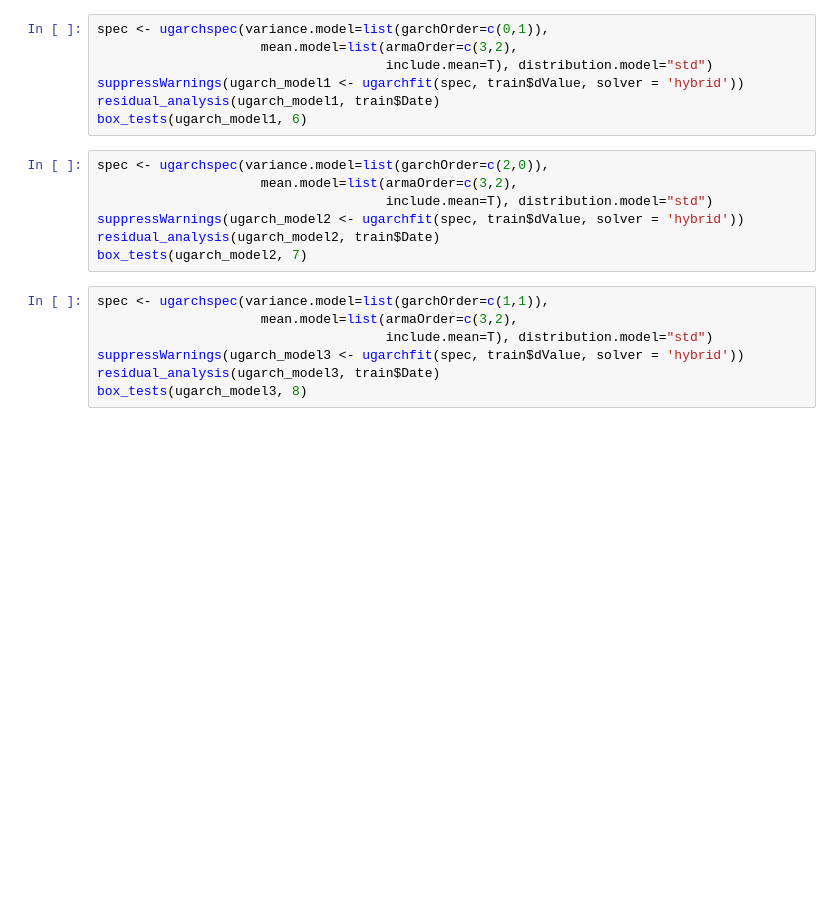
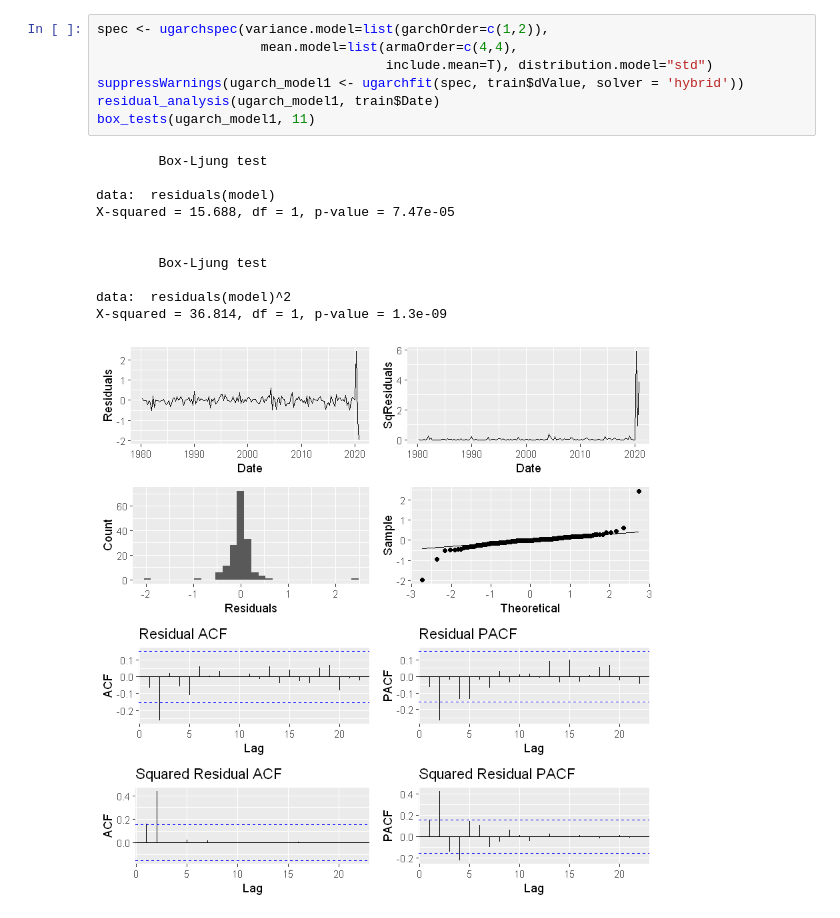
Before and after one commit to mattbbernstein/homeownership-project-f22isye6402-13, a Jupyter notebook: Notebooks/Diff-ARIMA-GARCH.ipynb, the cells around one changed output. Saved outputs shown, nothing was run; the diff lists cells and outputs as text; blank space fills up the shorter version.

```diff
--- a/Notebooks/Diff-ARIMA-GARCH.ipynb
+++ b/Notebooks/Diff-ARIMA-GARCH.ipynb
@@ -33,24 +69,22 @@ head(arma_garch_fit$Final)
 # %%
-spec <- ugarchspec(variance.model=list(garchOrder=c(0,1)),
-                     mean.model=list(armaOrder=c(3,2),
+spec <- ugarchspec(variance.model=list(garchOrder=c(1,2)),
+                     mean.model=list(armaOrder=c(4,4),
                                      include.mean=T), distribution.model="std")
 suppressWarnings(ugarch_model1 <- ugarchfit(spec, train$dValue, solver = 'hybrid'))
 residual_analysis(ugarch_model1, train$Date)
-box_tests(ugarch_model1, 6)
+box_tests(ugarch_model1, 11)
+# %% [output]
+        Box-Ljung test
+
+data:  residuals(model)
+X-squared = 15.688, df = 1, p-value = 7.47e-05
+
+
+        Box-Ljung test
+
+data:  residuals(model)^2
+X-squared = 36.814, df = 1, p-value = 1.3e-09
+[figure, added]
-# %%
-spec <- ugarchspec(variance.model=list(garchOrder=c(2,0)),
-                     mean.model=list(armaOrder=c(3,2),
-                                     include.mean=T), distribution.model="std")
-suppressWarnings(ugarch_model2 <- ugarchfit(spec, train$dValue, solver = 'hybrid'))
-residual_analysis(ugarch_model2, train$Date)
-box_tests(ugarch_model2, 7)
-# %%
-spec <- ugarchspec(variance.model=list(garchOrder=c(1,1)),
-                     mean.model=list(armaOrder=c(3,2),
-                                     include.mean=T), distribution.model="std")
-suppressWarnings(ugarch_model3 <- ugarchfit(spec, train$dValue, solver = 'hybrid'))
-residual_analysis(ugarch_model3, train$Date)
-box_tests(ugarch_model3, 8)
 # %%
 fc <- forecast_arima(arima_model, homeownership$Date, test$dValue, 4, 95,
                     y_lab = "Change in Homeownership Rate (%)")
```
Also changed, not shown: parts of 9 cells of this notebook, 4 other files.
